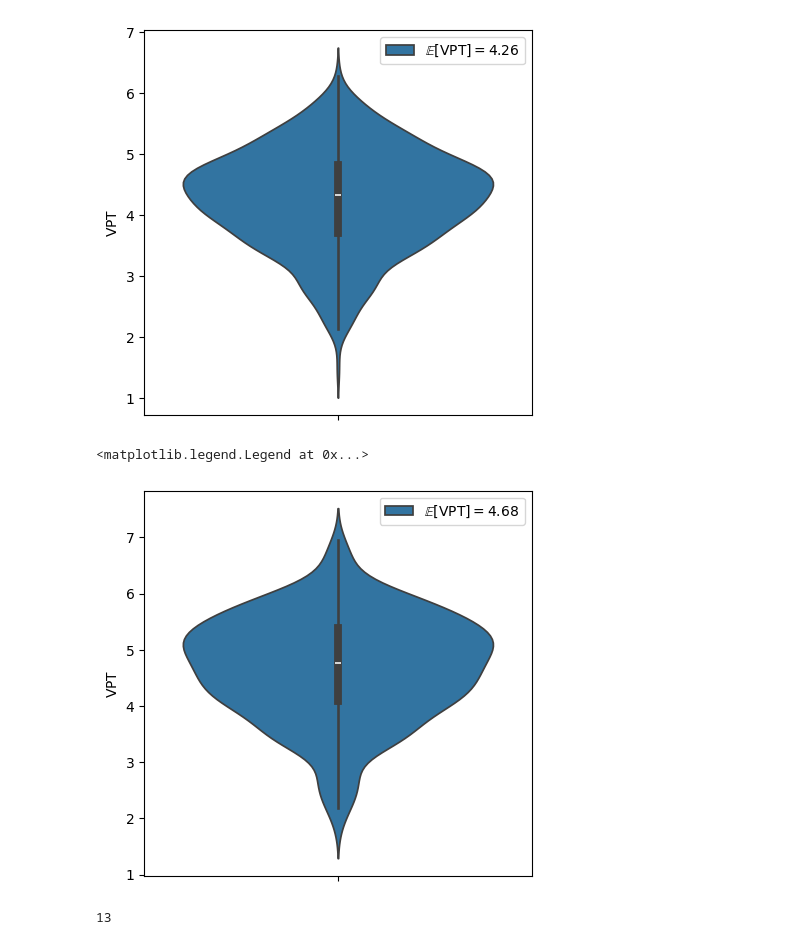
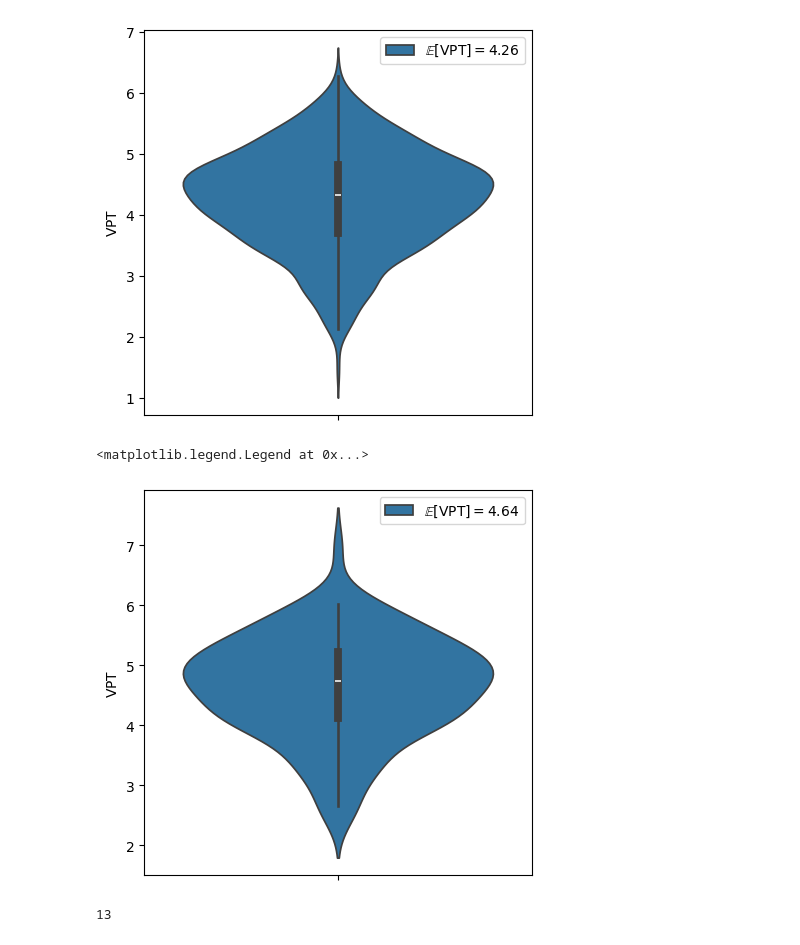
Before and after one commit to pinakm9/DeepRFM, a Jupyter notebook: notebooks/KS-200.ipynb, the cells around one changed output. Drawn from its saved outputs; the diff is of its cells as text; code cells hidden in the pictures.

```diff
--- a/notebooks/KS-200.ipynb
+++ b/notebooks/KS-200.ipynb
@@ -254,16 +254,16 @@ plt.savefig('../data/plots/KS-200-D_r-15000.png', bbox_inches="tight", dpi=1200)
 # %% [output]
 [figure]
 # %%
-config, D_r, B = 'config_0', 13308, 5
+config, D_r, B = 'config_0', 14000, 3
 data = pd.read_csv(f'{folder}/{config}/LocalDeepRFM_8_1/D_r-{D_r}_B-{B}/batch_data.csv')[:400]
 fig = plt.figure(figsize=(5, 5))
 ax = fig.add_subplot(111)
 sns.violinplot(data['tau_f_nmse'], ax=ax, label = r'$\mathbb{E}[{\rm VPT}]=$' + f"{data['tau_f_nmse'].mean():.2f}")
 ax.set_ylabel(r'${\rm VPT}$')
 ax.legend()
 # %% [output]
 <matplotlib.legend.Legend at 0x...>
-[figure, old version]
+[figure, new version]
 # %%
 int(np.log2(15000))
 # %% [output]
```
Also changed, not shown: 2 other files.
